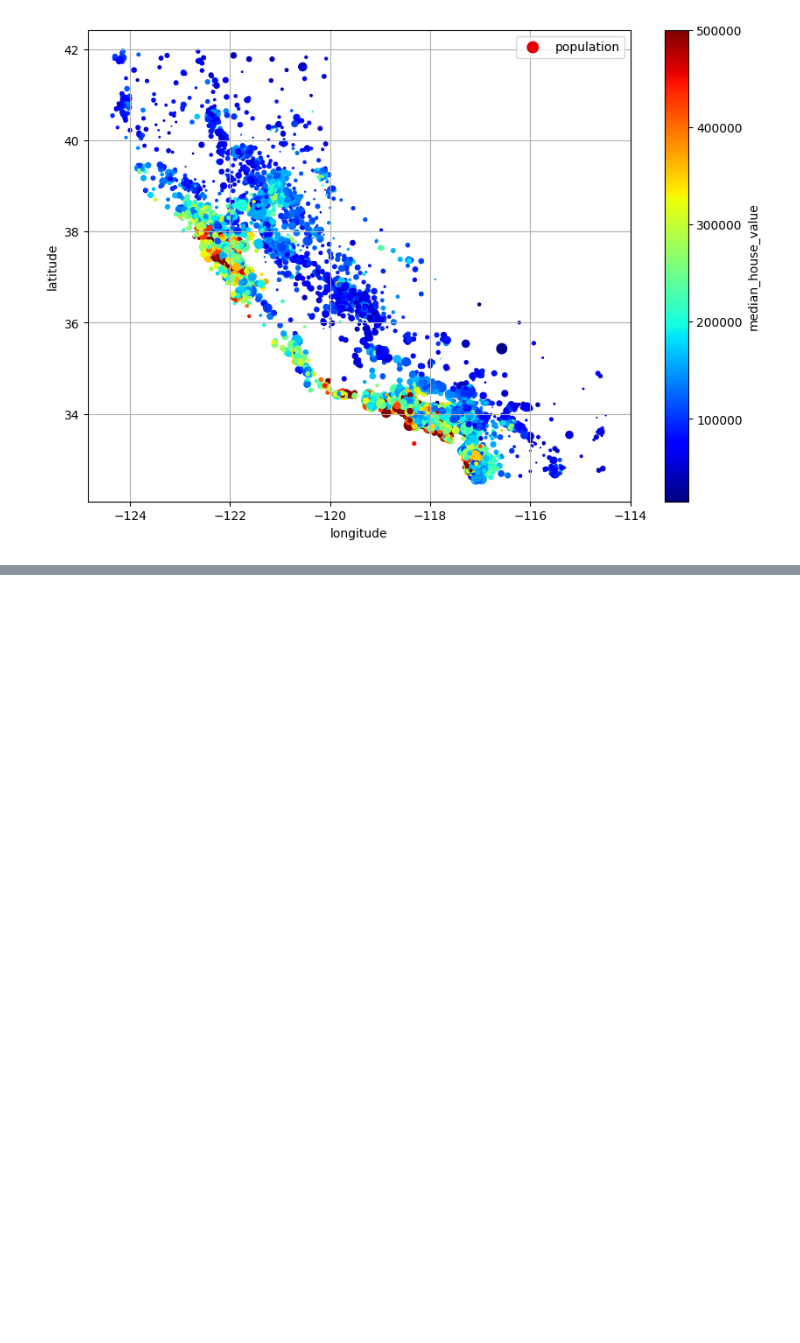
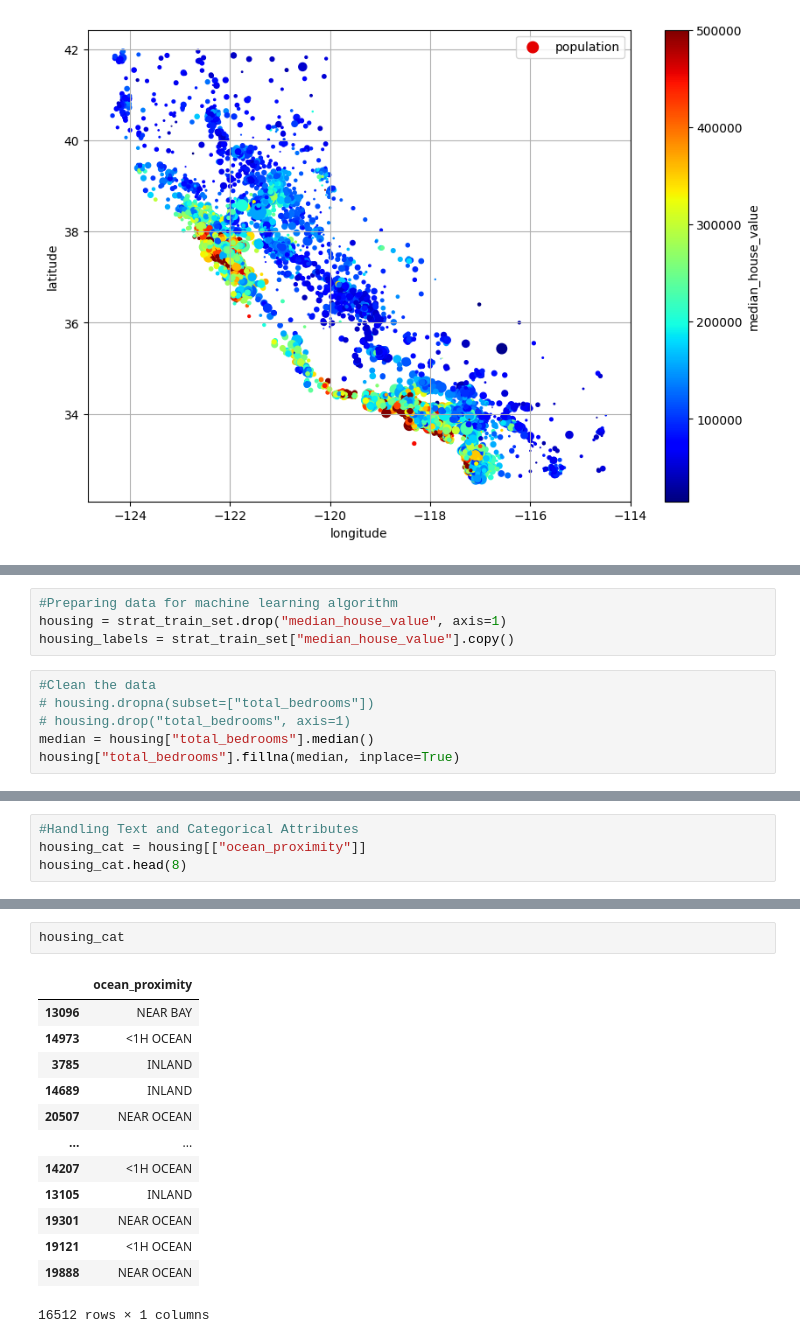
Before and after one commit to AscendPriyansh/HandsOnMachineLearning, a Jupyter notebook: housePricePredictor.ipynb, the cells around one changed output, grey strips where cells are left out. Saved outputs shown, nothing was run; the diff lists cells and outputs as text; blank space fills up the shorter version.

```diff
--- a/housePricePredictor.ipynb
+++ b/housePricePredictor.ipynb
@@ -172,0 +233,10 @@ plt.show()
+# %%
+#Preparing data for machine learning algorithm
+housing = strat_train_set.drop("median_house_value", axis=1)
+housing_labels = strat_train_set["median_house_value"].copy()
+# %%
+#Clean the data
+# housing.dropna(subset=["total_bedrooms"])
+# housing.drop("total_bedrooms", axis=1)
+median = housing["total_bedrooms"].median()
+housing["total_bedrooms"].fillna(median, inplace=True)
@@ -172,0 +270,4 @@ plt.show()
+# %%
+#Handling Text and Categorical Attributes
+housing_cat = housing[["ocean_proximity"]]
+housing_cat.head(8)
@@ -172,0 +284,16 @@ plt.show()
+# %%
+housing_cat
+# %% [output]
+|  | ocean_proximity |
+| 13096 | NEAR BAY |
+| 14973 | <1H OCEAN |
+| 3785 | INLAND |
+| 14689 | INLAND |
+| 20507 | NEAR OCEAN |
+| ... | ... |
+| 14207 | <1H OCEAN |
+| 13105 | INLAND |
+| 19301 | NEAR OCEAN |
+| 19121 | <1H OCEAN |
+| 19888 | NEAR OCEAN |
+16512 rows × 1 columns
```
Also changed, not shown: parts of 26 cells of this notebook.
